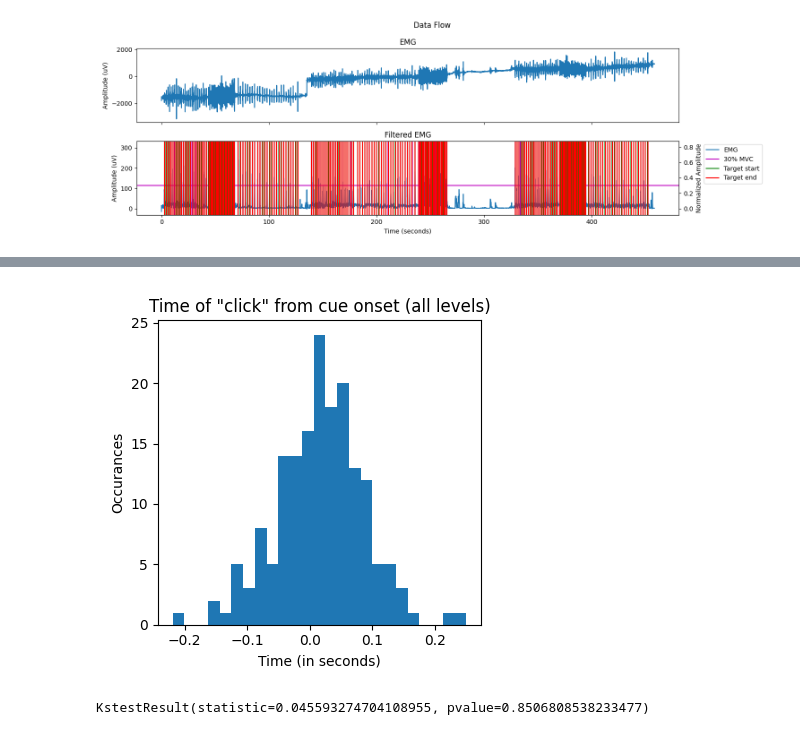
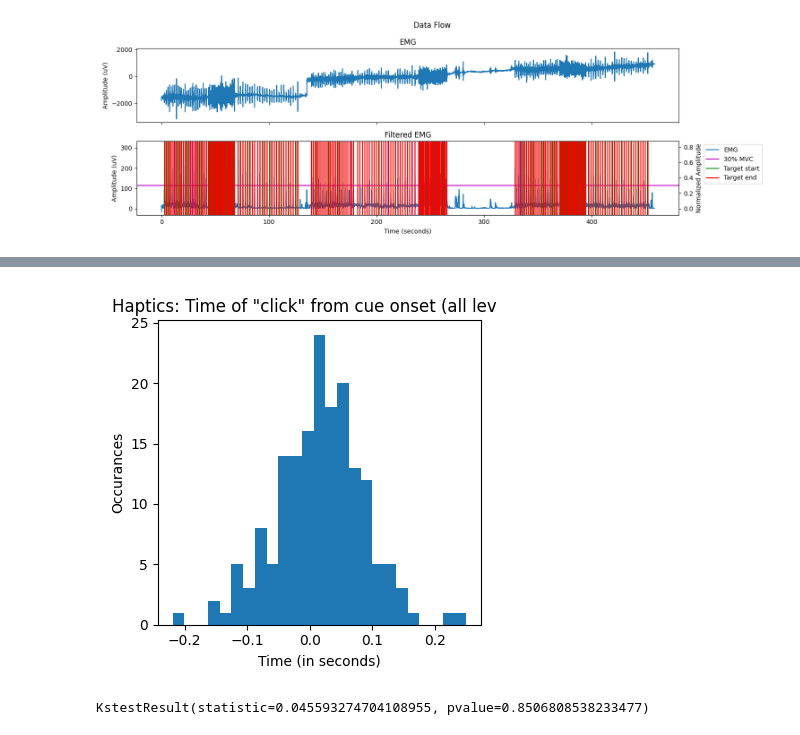
Before and after one commit to nikolechetty/TMSI_LSL, a Jupyter notebook: experiment_files/experiment_1_data_analysis_dailyn.ipynb, the cells around one changed output, grey strips where cells are left out. Saved outputs shown, nothing was run; the diff lists cells and outputs as text; code cells hidden in the pictures.

```diff
--- a/experiment_files/experiment_1_data_analysis_dailyn.ipynb
+++ b/experiment_files/experiment_1_data_analysis_dailyn.ipynb
@@ -350,0 +442,36 @@ stop_cue_timestamp_haptics = stop_cue_timestamp_haptics[stop_cue_timestamp_hapti
+# %%
+
+threshold_closest_timestamp_wo = np.empty(np.size(start_cue_timestamp_wo[:]))
+threshold_closest_timestamp_wo[:] = np.nan
+correct_timestamp_wo = np.empty(np.size(start_cue_timestamp_wo[:]))
+###for every value in the strt_cue
+for idx_cue, cue in enumerate(start_cue_timestamp_wo[:]):
+
+    after_start_timestamp = start_cue_timestamp_wo[idx_cue] <= data_crossed_small_wo
+    before_stop_timestamp = data_crossed_small_wo <= stop_cue_timestamp_wo[idx_cue]
+    # check if there is a value between start_cue and stop cue
+    if np.any(np.logical_and(after_start_timestamp, before_stop_timestamp)):
+        in_target = np.argwhere(np.logical_and(after_start_timestamp, before_stop_timestamp))
+        closet_value = in_target[0]
+        threshold_closest_timestamp_wo[idx_cue] = data_crossed_small_wo[in_target[0]]
+        correct_timestamp_wo[idx_cue] = True
+    else:
+        # if not - get closet
+        idx = (np.abs(data_crossed_small_wo - start_cue_timestamp_wo[idx_cue])).argmin()
+
+        threshold_closest_timestamp_wo[idx_cue] = data_crossed_small_wo[idx]
+        correct_timestamp_wo[idx_cue] = False
+         # get rid of values greater than half the distance between the next cue
+
+# print("closest:", threshold_closest_timestamp)
+# print("correctness:", correct_timestamp)
+
+threshold_distance_timestamp_wo = threshold_closest_timestamp_wo - start_cue_timestamp_wo
+# print("distance away:", threshold_distance_timestamp)
+
+
+threshold_distance_timestamp_wo[threshold_distance_timestamp_wo > 0.5] = NaN
+threshold_distance_timestamp_wo[threshold_distance_timestamp_wo < -0.5] = NaN
+print("distance away:", threshold_distance_timestamp_wo)
+
+threshold_distance_timestamp_wo_nan = threshold_distance_timestamp_wo[~np.isnan(threshold_distance_timestamp_wo)]
@@ -392,13 +598,13 @@ distance away: []
 # %%
 plt.figure(figsize=(4,4))
 plt.hist(threshold_distance_timestamp_haptics, bins=25)
-plt.title('Time of "click" from cue onset (all levels)')
+plt.title('Haptics: Time of "click" from cue onset (all levels)')
 plt.xlabel('Time (in seconds)')
 plt.ylabel('Occurances')
 plt.tight_layout()
 plt.show()
 # %% [output]
-[figure, old version]
+[figure, new version]
 # %%
 rt_normalized = (threshold_distance_timestamp_haptics_nan - np.mean(threshold_distance_timestamp_haptics_nan))/np.std(threshold_distance_timestamp_haptics_nan)
 stats.kstest(rt_normalized, stats.norm.cdf)
```
Also changed, not shown: parts of 25 cells of this notebook.
